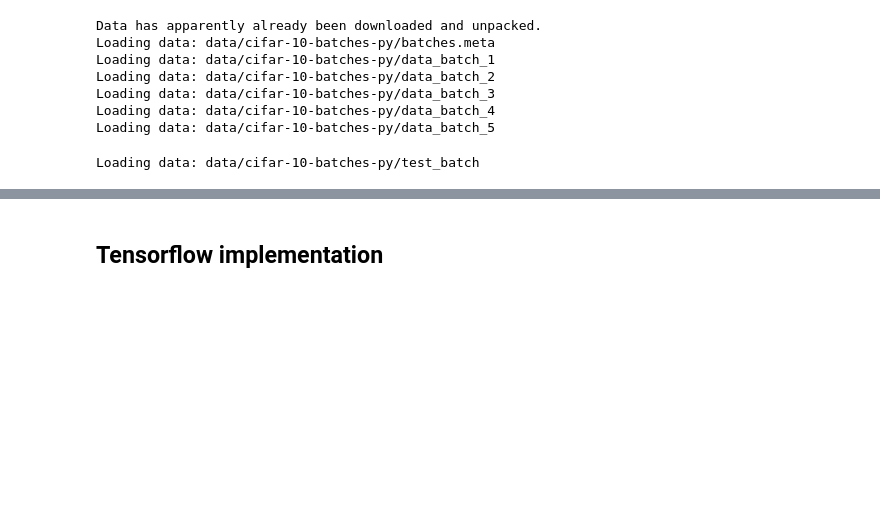
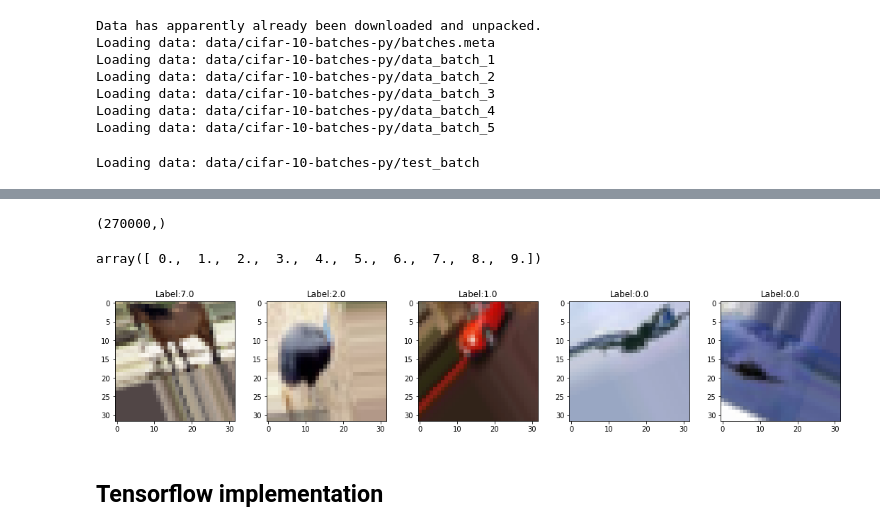
Before and after one commit to qrmt/CapsNet, a Jupyter notebook: train_norm_centered.ipynb, the cells around one changed output, grey strips where cells are left out. Drawn from its saved outputs; the diff is of its cells as text; code cells hidden in the pictures; blank space fills up the shorter version.

Commit message:
Add data augmentation

```diff
--- a/train_norm_centered.ipynb
+++ b/train_norm_centered.ipynb
@@ -44,5 +76,5 @@ split_loc = int(split * len(train_images_original))
 validation_images = train_images_original[split_loc:]
 validation_labels = train_labels_original[split_loc:]
 
-train_images = train_images_original[:split_loc]
-train_labels = train_labels_original[:split_loc]
+train_images_split = train_images_original[:split_loc]
+train_labels_split = train_labels_original[:split_loc]
@@ -49,5 +85,5 @@ train_labels = train_labels_original[:split_loc]
 # %%
 # Horizontal flip to all training data
 train_images_flip = np.flip(train_images, axis=2)
-train_images = np.concatenate((train_images, train_images_flip), axis=0)
-train_labels = np.concatenate((train_labels, train_labels), axis=0)
+train_images_concat = np.concatenate((train_images_split, train_images_flip), axis=0)
+train_labels_concat = np.concatenate((train_labels_split, train_labels), axis=0)
@@ -54,3 +130,39 @@ train_labels = np.concatenate((train_labels, train_labels), axis=0)
+# %%
+np.shape(augmented_labels)
+# %% [output]
+(270000,)
+# %%
+amount_augmentations = 3
+train_shape = np.shape(train_images_concat)
+augment_shape = (train_shape[0]*3, train_shape[1], train_shape[2], train_shape[3])
+augmented_images = np.zeros(augment_shape, dtype=np.float32)
+augmented_labels = np.zeros((augment_shape[0]))
+# %%
+for i in range(train_shape[0]):
+    for j in range(amount_augmentations):
+        augmented = augment(train_images_concat[i])
+        idx = i * amount_augmentations + j
+        augmented_images[idx,:,:,:] = augmented
+        augmented_labels[idx] = train_labels_concat[i]
+
+train_images = augmented_images
+train_labels = augmented_labels
+# %%
+np.unique(augmented_labels)
+# %% [output]
+array([ 0.,  1.,  2.,  3.,  4.,  5.,  6.,  7.,  8.,  9.])
+# %%
+# Visualize a few images
+amount = 5
+idxs = np.random.randint(0, len(train_images), amount)
+
+fig, axes = plt.subplots(1, amount, figsize=(15,15))
+fig.tight_layout()
+for i in range(0, amount):
+    axes[i].imshow(train_images[idxs[i]])
+    axes[i].set_title("Label:" + str(train_labels[idxs[i]]))
+# %% [output]
+[figure, added]
 # %% [markdown]
 ## Tensorflow implementation
 # %%
```
Also changed, not shown: parts of 14 cells of this notebook, 1 other file.
